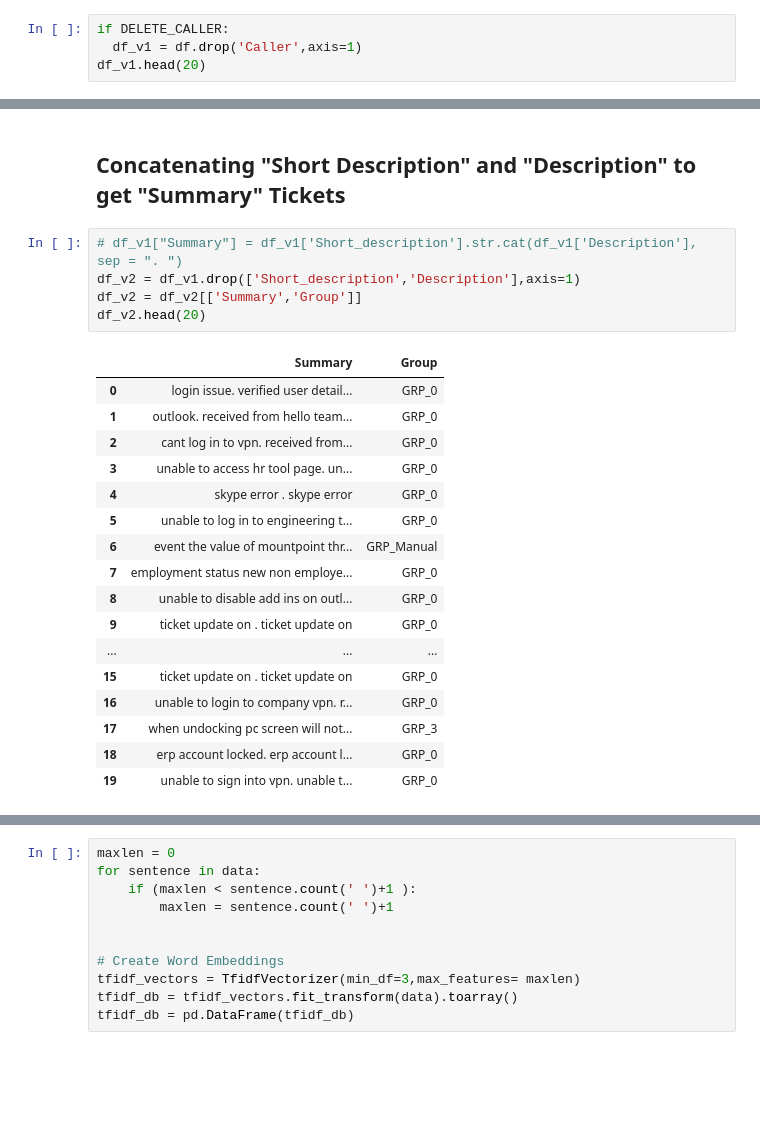
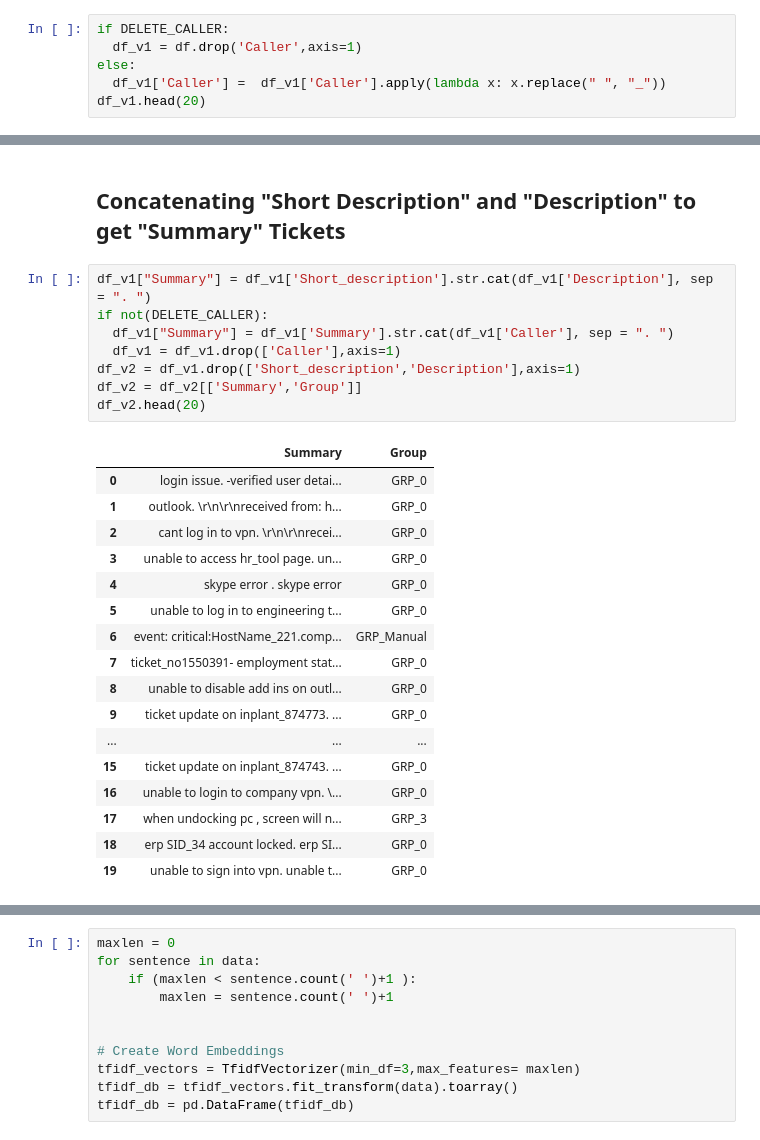
Before and after one commit to GLNLPGroup3/Capstone, a Jupyter notebook: NLP_Automated_Ticket_Assignment_Baseline.ipynb, the cells around one changed output, grey strips where cells are left out. Saved outputs shown, nothing was run; the diff lists cells and outputs as text; blank space fills up the shorter version.

```diff
--- a/NLP_Automated_Ticket_Assignment_Baseline.ipynb
+++ b/NLP_Automated_Ticket_Assignment_Baseline.ipynb
@@ -125,5 +130,7 @@ Data Description:
 # %%
 if DELETE_CALLER:
   df_v1 = df.drop('Caller',axis=1)
+else:
+  df_v1['Caller'] =  df_v1['Caller'].apply(lambda x: x.replace(" ", "_"))
 df_v1.head(20)
 # %% [output]
@@ -242,26 +243,29 @@ df_v1.head()
 # %% [markdown]
 ## Concatenating "Short Description" and "Description" to get "Summary" Tickets
 # %%
-# df_v1["Summary"] = df_v1['Short_description'].str.cat(df_v1['Description'], sep = ". ")
+df_v1["Summary"] = df_v1['Short_description'].str.cat(df_v1['Description'], sep = ". ")
+if not(DELETE_CALLER):
+  df_v1["Summary"] = df_v1['Summary'].str.cat(df_v1['Caller'], sep = ". ")
+  df_v1 = df_v1.drop(['Caller'],axis=1)
 df_v2 = df_v1.drop(['Short_description','Description'],axis=1)
 df_v2 = df_v2[['Summary','Group']]
 df_v2.head(20)
 # %% [output]
 |  | Summary | Group |
-| 0 | login issue. verified user detail... | GRP_0 |
-| 1 | outlook. received from hello team... | GRP_0 |
-| 2 | cant log in to vpn. received from... | GRP_0 |
-| 3 | unable to access hr tool page. un... | GRP_0 |
+| 0 | login issue. -verified user detai... | GRP_0 |
+| 1 | outlook. \r\n\r\nreceived from: h... | GRP_0 |
+| 2 | cant log in to vpn. \r\n\r\nrecei... | GRP_0 |
+| 3 | unable to access hr_tool page. un... | GRP_0 |
 | 4 | skype error . skype error | GRP_0 |
 | 5 | unable to log in to engineering t... | GRP_0 |
-| 6 | event the value of mountpoint thr... | GRP_Manual |
-| 7 | employment status new non employe... | GRP_0 |
+| 6 | event: critical:HostName_221.comp... | GRP_Manual |
+| 7 | ticket_no1550391- employment stat... | GRP_0 |
 | 8 | unable to disable add ins on outl... | GRP_0 |
-| 9 | ticket update on . ticket update on | GRP_0 |
+| 9 | ticket update on inplant_874773. ... | GRP_0 |
 | ... | ... | ... |
-| 15 | ticket update on . ticket update on | GRP_0 |
-| 16 | unable to login to company vpn. r... | GRP_0 |
-| 17 | when undocking pc screen will not... | GRP_3 |
-| 18 | erp account locked. erp account l... | GRP_0 |
+| 15 | ticket update on inplant_874743. ... | GRP_0 |
+| 16 | unable to login to company vpn. \... | GRP_0 |
+| 17 | when undocking pc , screen will n... | GRP_3 |
+| 18 | erp SID_34 account locked. erp SI... | GRP_0 |
 | 19 | unable to sign into vpn. unable t... | GRP_0 |
 # %%
```
Also changed, not shown: parts of 6 cells of this notebook.
